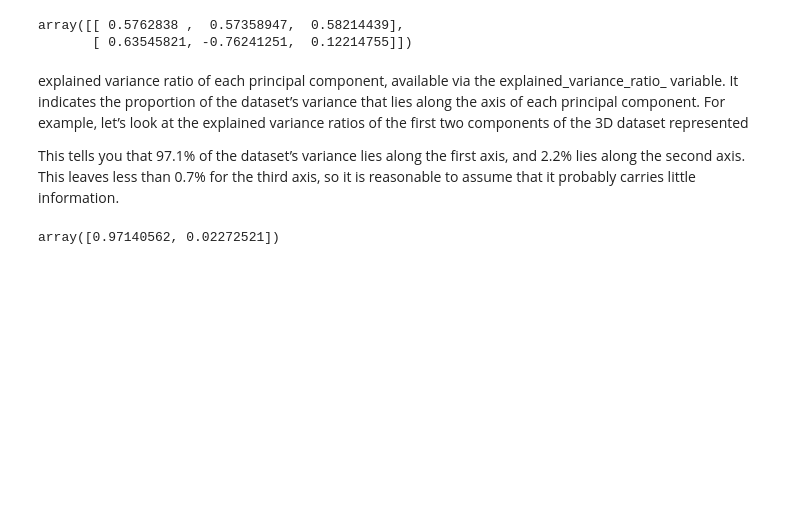
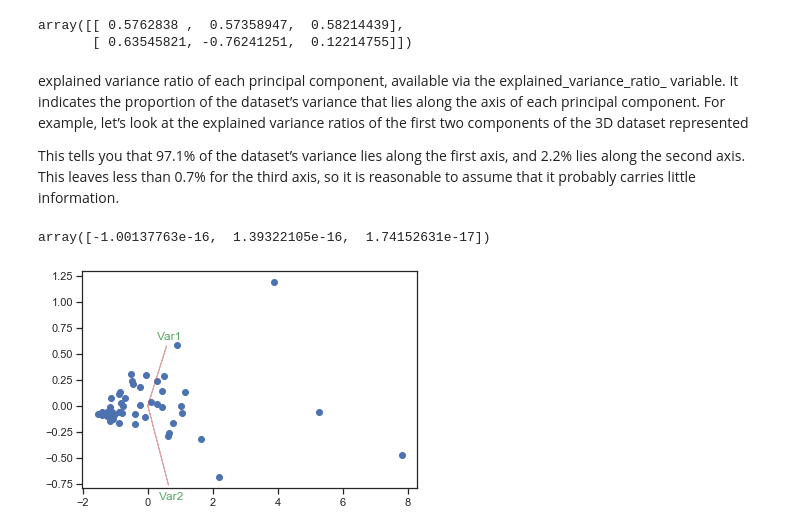
Before and after one commit to pavi-ninjaac/Data_Science_internship_program_Technocolaps_July2020, a Jupyter notebook: Final_project/final_project_technocolaps_ds.ipynb, the cells around one changed output. Cells and saved outputs as stored; diff of their text form; code cells hidden in the pictures; blank space fills up the shorter version.

```diff
--- a/Final_project/final_project_technocolaps_ds.ipynb
+++ b/Final_project/final_project_technocolaps_ds.ipynb
@@ -134,3 +134,11 @@ data_scaled.head()
 | 2 | 0.340794 | 0.320938 | 0.116112 |
 | 3 | -0.105124 | -0.447633 | -0.274086 |
 | 4 | 3.246333 | 3.213129 | 2.646808 |
+# %%
+#transform the value to reduced dimention for visualization
+data_pca=pca.transform(data_scaled)
+
+print(f" the shape before PCA reduction{data_scaled.shape}\n {'-'*70}")
+print(f"The shape after PCA reduction {data_pca.shape}")
+
+data_pca[0:5]
@@ -152,5 +179,6 @@ lies along the second axis. This leaves less than 0.7% for the third axis, so it
 to assume that it probably carries little information.
 # %%
 pca.explained_variance_ratio_
+pca.mean_
 # %% [output]
-array([0.97140562, 0.02272521])
+array([-1.00137763e-16,  1.39322105e-16,  1.74152631e-17])
@@ -158,0 +185,38 @@ array([0.97140562, 0.02272521])
+# %%
+# visualize the firat 2 principle components
+def draw_vector(v0, v1, ax=None):
+    ax = ax or plt.gca()
+    arrowprops=dict(arrowstyle='->',
+                    linewidth=2,
+                    shrinkA=0, shrinkB=0)
+    ax.annotate('', v1, v0, arrowprops=arrowprops)
+
+# plot data
+plt.scatter(data_pca[:, 0], data_pca[:, 1], alpha=0.2)
+for length, vector in zip(pca.explained_variance_, pca.components_):
+    v = vector * 3 * np.sqrt(length)
+    draw_vector(pca.mean_, pca.mean_ + v)
+plt.axis('equal')
+
+def myplot(score,coeff,labels=None):
+    xs = score[:,0]
+    ys = score[:,1]
+    n = coeff.shape[0]
+
+    plt.scatter(xs ,ys, c = y) #without scaling
+    for i in range(n):
+        plt.arrow(0, 0, coeff[i,0], coeff[i,1],color = 'r',alpha = 0.5)
+        if labels is None:
+            plt.text(coeff[i,0]* 1.15, coeff[i,1] * 1.15, "Var"+str(i+1), color = 'g', ha = 'center', va = 'center')
+        else:
+            plt.text(coeff[i,0]* 1.15, coeff[i,1] * 1.15, labels[i], color = 'g', ha = 'center', va = 'center')
+
+plt.xlabel("PC{}".format(1))
+plt.ylabel("PC{}".format(2))
+plt.grid()
+
+#Call the function.
+myplot(x_new[:,0:2], pca. components_)
+plt.show()
+# %% [output]
+[figure, added]
```
Also changed, not shown: parts of 10 cells of this notebook.
